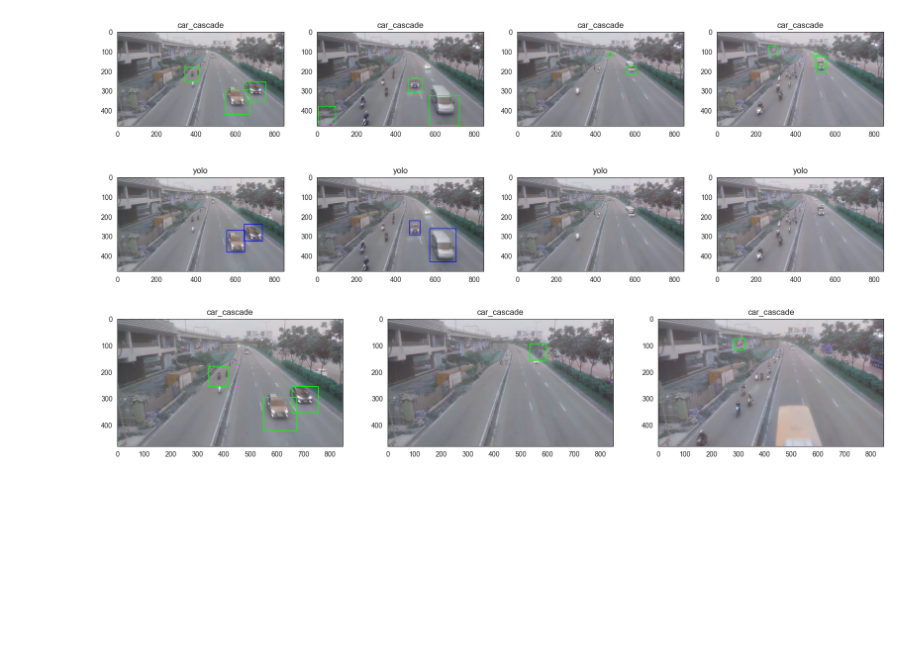
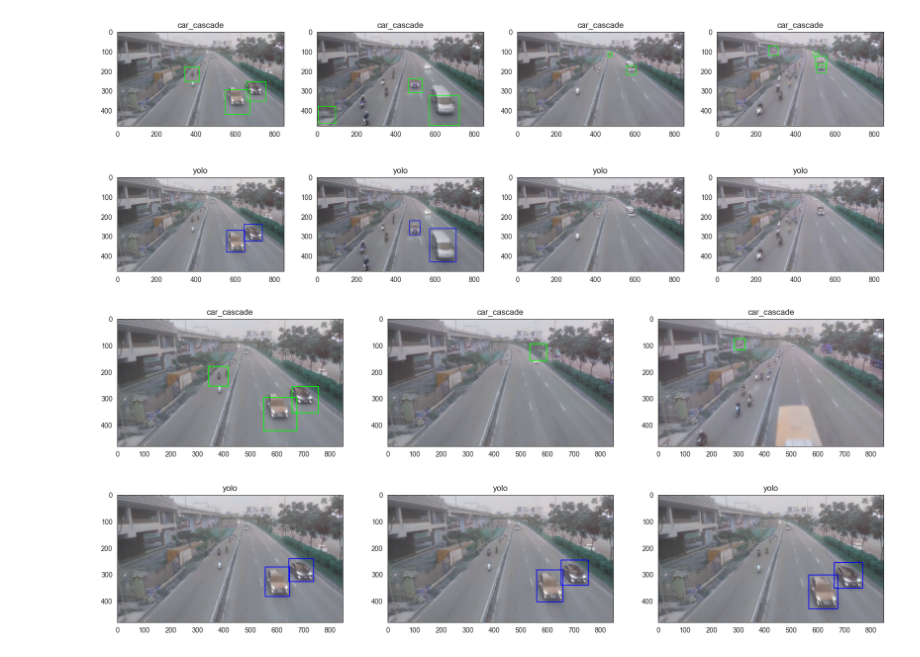
Before and after one commit to 4ursmile/Car_counting, a Jupyter notebook: Compare.ipynb, the cells around one changed output. Cells and saved outputs as stored; diff of their text form; code cells hidden in the pictures; blank space fills up the shorter version.

```diff
--- a/Compare.ipynb
+++ b/Compare.ipynb
@@ -128,3 +128,38 @@ plot_list_Frame(frame_take[::15], yolo_frame_take[::15])
 plot_list_Frame(frame_take[::20])
 # %% [output]
 [figure]
+# %%
+n_of_frame = 0
+video_capture.set(cv2.CAP_PROP_POS_FRAMES, start_frame)
+tic = time.time()
+yolo_time = []
+yolo_frame_take = []
+while True:
+    ret, frame = video_capture.read()
+    if ret:
+
+        #frame = image_resize(frame, dim)
+        cars, _ = detector.predict(frame,specific_class=[0], threshold=0, plot=False)
+
+        toc = time.time()
+        if n_of_frame > 0:
+            yolo_time.append(yolo_time[-1] + (toc-tic)*1000)
+        else:
+            yolo_time.append((toc-tic)*1000)
+        for (x,y,xx,yy) in cars:
+            cv2.rectangle(frame,(x,y),(xx,yy),(0,0,255),2)
+        yolo_frame_take.append(frame)
+        tic = time.time()
+        n_of_frame += 1
+        video_capture.set(cv2.CAP_PROP_POS_FRAMES, start_frame + n_of_frame*1)
+        # if render:
+        #     video_results.write(frame)
+        # cv2.imshow("frame", frame)
+    else:
+        break;
+    if n_of_frame == max_of_frame:
+        break;
+# %%
+plot_list_Frame(yolo_frame_take[:6:2], title1="yolo")
+# %% [output]
+[figure, added]
```
Also changed, not shown: 3 other files.
